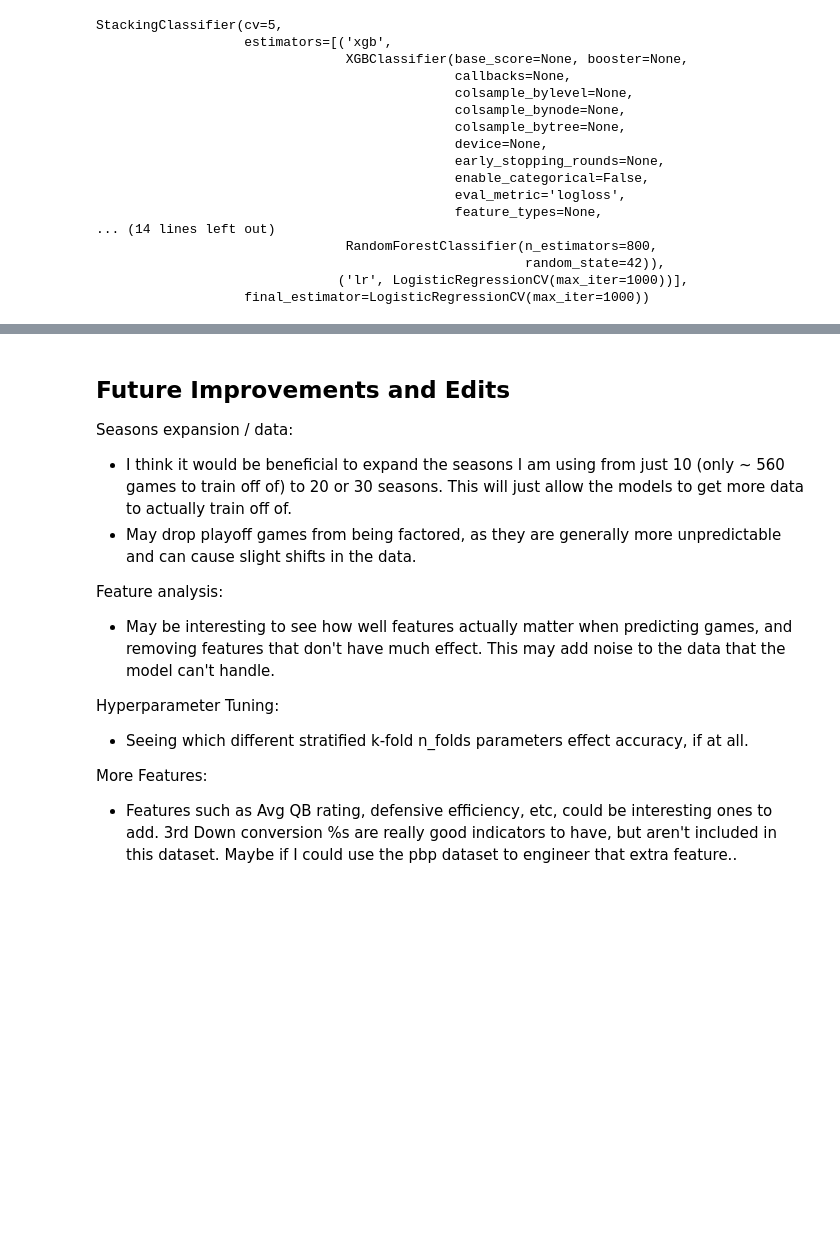
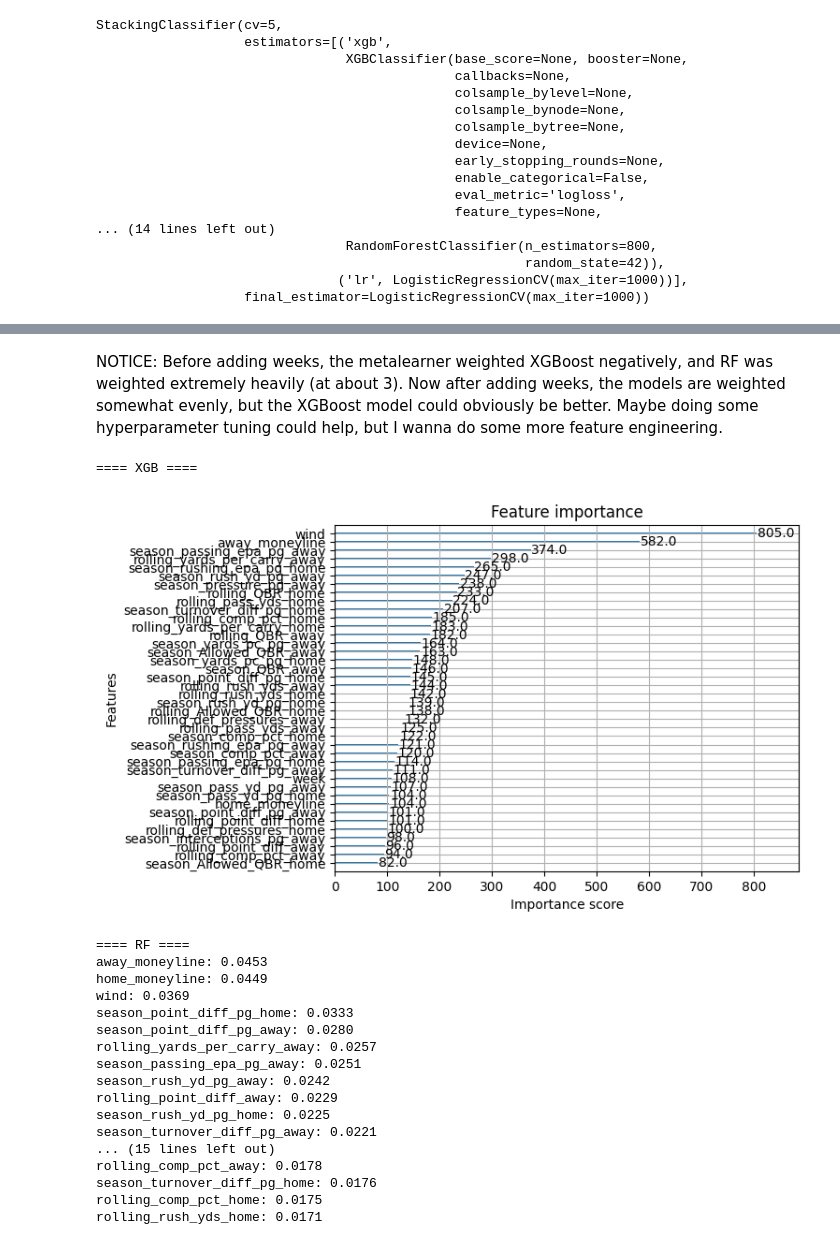
Before and after one commit to MaceTheWindu66/NFL-Win-Predictor, a Jupyter notebook: NFL_Predictor.ipynb, the cells around one changed output, grey strips where cells are left out. Saved outputs shown, nothing was run; the diff lists cells and outputs as text; code cells hidden in the pictures; blank space fills up the shorter version.

```diff
--- a/NFL_Predictor.ipynb
+++ b/NFL_Predictor.ipynb
@@ -480,15 +494,38 @@ Fitting 5 folds for each of 729 candidates, totalling 3645 fits
-# %% [markdown]
-## Future Improvements and Edits
-
-Seasons expansion / data:
-- I think it would be beneficial to expand the seasons I am using from just 10 (only ~ 560 games to train off of) to 20 or 30 seasons. This will just allow the models to get more data to actually train off of.
-- May drop playoff games from being factored, as they are generally more unpredictable and can cause slight shifts in the data.
-
-Feature analysis:
-- May be interesting to see how well features actually matter when predicting games, and removing features that don't have much effect. This may add noise to the data that the model can't handle.
-
-Hyperparameter Tuning:
-- Seeing which different stratified k-fold n_folds parameters effect accuracy, if at all.
-
-More Features:
-- Features such as Avg QB rating, defensive efficiency, etc, could be interesting ones to add. 3rd Down conversion %s are really good indicators to have, but aren't included in this dataset. Maybe if I could use the pbp dataset to engineer that extra feature..
+# %% [markdown]
+NOTICE: Before adding weeks, the metalearner weighted XGBoost negatively, and RF was weighted extremely heavily (at about 3). Now after adding weeks, the models are weighted somewhat evenly, but the XGBoost model could obviously be better. Maybe doing some hyperparameter tuning could help, but I wanna do some more feature engineering.
+# %%
+import matplotlib.pyplot as plt
+
+print('==== XGB ====')
+xgb_trained = stack.named_estimators_['xgb']
+xgb.plot_importance(xgb_trained, max_num_features=40)
+plt.show()
+
+print('==== RF ====')
+rf_model = stack.named_estimators_['rf']
+
+rf_importances = rf_model.feature_importances_
+sorted_importances = sorted(zip(X_train.columns, rf_importances), key=lambda x: x[1], reverse=True)
+
+for name, val in sorted_importances[:30]:
+    print(f"{name}: {val:.4f}")
+# %% [output]
+==== XGB ====
+[figure, added]
+==== RF ====
+away_moneyline: 0.0453
+home_moneyline: 0.0449
+wind: 0.0369
+season_point_diff_pg_home: 0.0333
+season_point_diff_pg_away: 0.0280
+rolling_yards_per_carry_away: 0.0257
+season_passing_epa_pg_away: 0.0251
+season_rush_yd_pg_away: 0.0242
+rolling_point_diff_away: 0.0229
+season_rush_yd_pg_home: 0.0225
+season_turnover_diff_pg_away: 0.0221
+... (15 lines left out)
+rolling_comp_pct_away: 0.0178
+season_turnover_diff_pg_home: 0.0176
+rolling_comp_pct_home: 0.0175
+rolling_rush_yds_home: 0.0171
```
Also changed, not shown: parts of 22 cells of this notebook.
